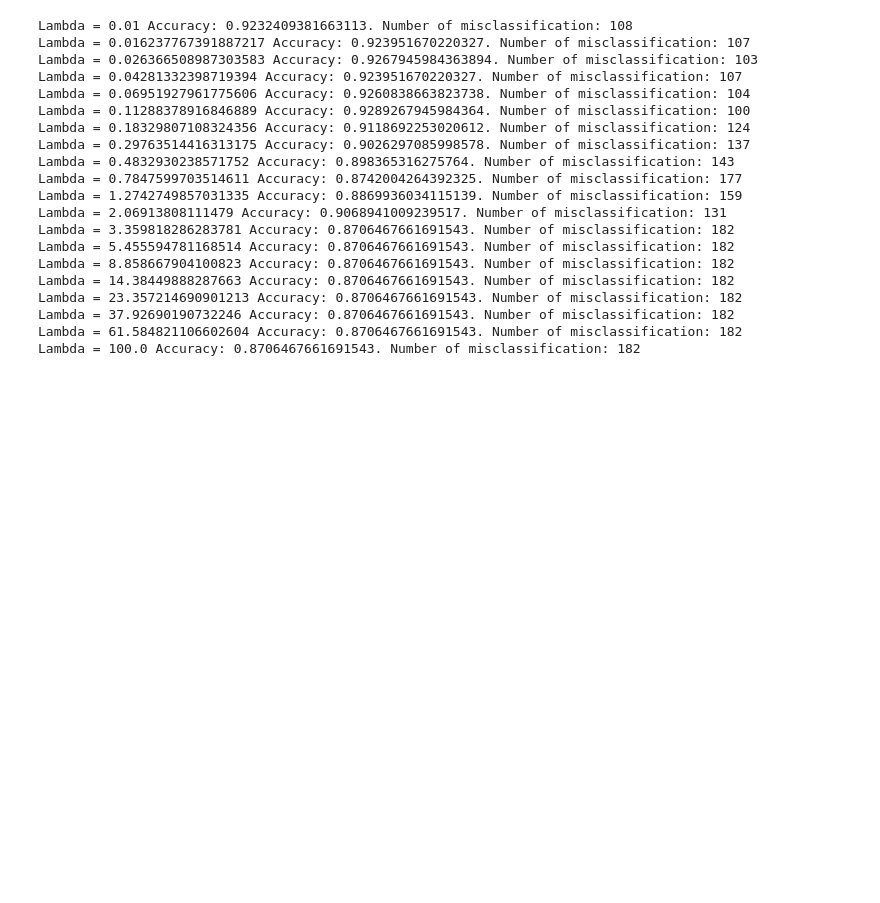
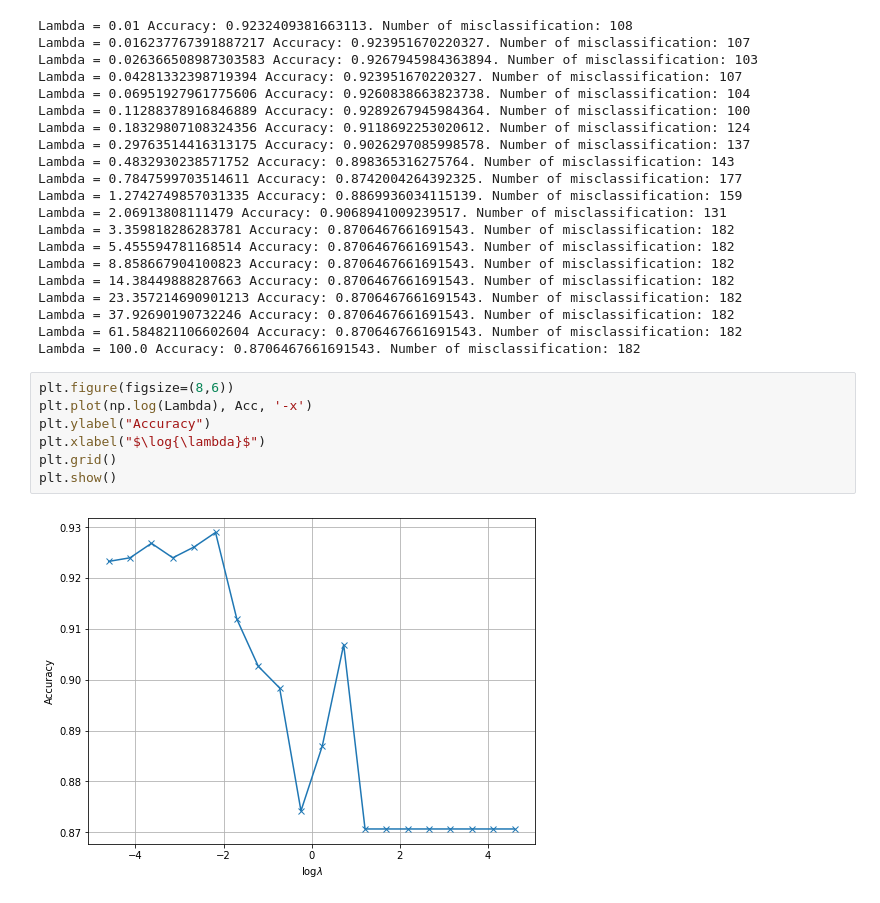
Before and after one commit to keshuw726/CS532-Course-Project, a Jupyter notebook: code/CS532_Project_Asteroids_Classification.ipynb, the cells around one changed output. Drawn from its saved outputs; the diff is of its cells as text; blank space fills up the shorter version.

```diff
--- a/code/CS532_Project_Asteroids_Classification.ipynb
+++ b/code/CS532_Project_Asteroids_Classification.ipynb
@@ -808,3 +804,12 @@ Lambda = 23.357214690901213 Accuracy: 0.8706467661691543. Number of misclassific
 Lambda = 37.92690190732246 Accuracy: 0.8706467661691543. Number of misclassification: 182
 Lambda = 61.584821106602604 Accuracy: 0.8706467661691543. Number of misclassification: 182
 Lambda = 100.0 Accuracy: 0.8706467661691543. Number of misclassification: 182
+# %%
+plt.figure(figsize=(8,6))
+plt.plot(np.log(Lambda), Acc, '-x')
+plt.ylabel("Accuracy")
+plt.xlabel("$\log{\lambda}$")
+plt.grid()
+plt.show()
+# %% [output]
+[figure, added]
```
Also changed, not shown: parts of 39 cells of this notebook.
